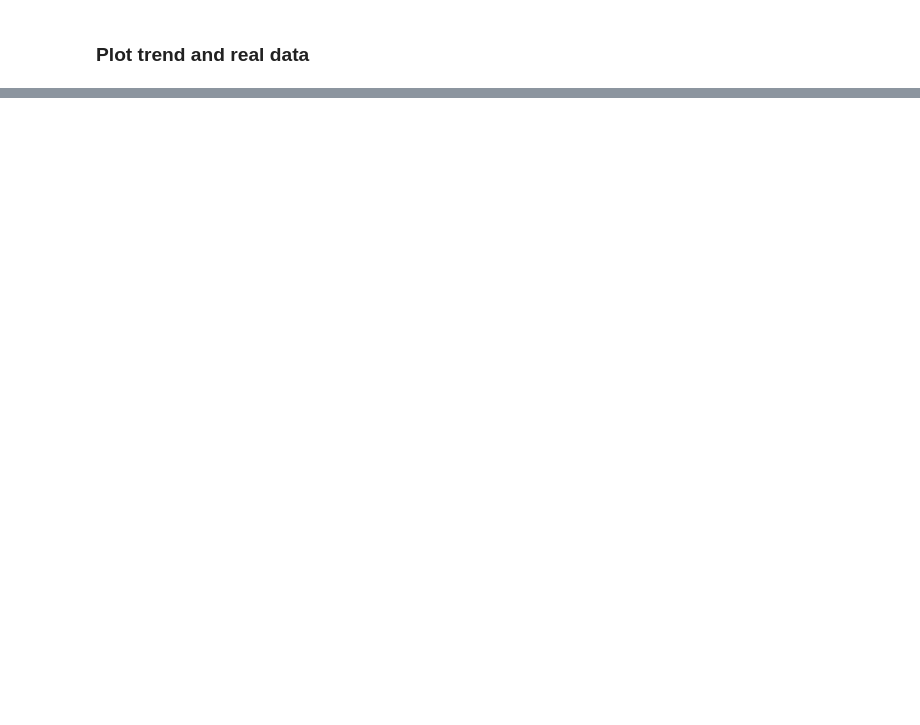
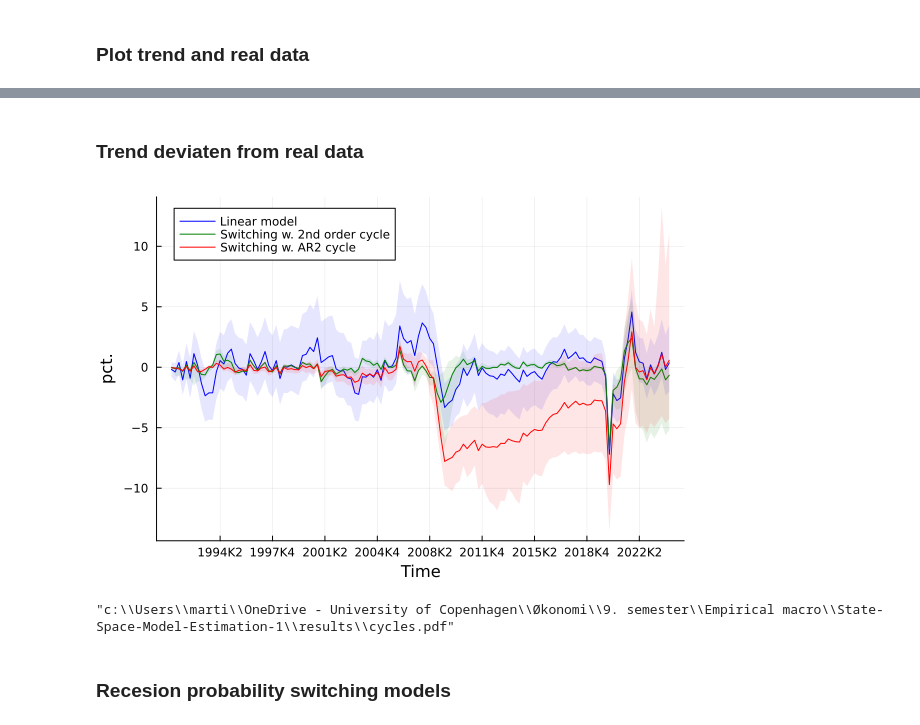
Before and after one commit to MKildemark/State-Space-Model-Estimation, a Jupyter notebook: results/Results.ipynb, the cells around one changed output, grey strips where cells are left out. Saved outputs shown, nothing was run; the diff lists cells and outputs as text; code cells hidden in the pictures; blank space fills up the shorter version.

```diff
--- a/results/Results.ipynb
+++ b/results/Results.ipynb
@@ -337,0 +385,39 @@ display(p)
+# %% [markdown]
+### Trend deviaten from real data
+# %%
+p = plot(xlabel="Time", ylabel="pct.")
+
+# Plot Harvey estimates with credible intervals
+plot!(p, dates, (y .- alpha_mean_harvey[:, 1]) ./ alpha_mean_harvey[:, 1] *100, label="Linear STM",
+      ribbon=((y .- alpha_mean_harvey[:, 1]) ./ alpha_mean_harvey[:, 1]*100 .- (y .- alpha_lower_harvey[:, 1]) ./ alpha_lower_harvey[:, 1]*100,
+              (y .- alpha_upper_harvey[:, 1]) ./ alpha_upper_harvey[:, 1]*100 .- (y .- alpha_mean_harvey[:, 1]) ./ alpha_mean_harvey[:, 1]*100),
+      fillalpha=0.1, color=:blue)
+
+# Plot Harvey in Kim estimates with credible intervals
+plot!(p, dates, (y .- alpha_mean_harvey_in_kim[:, 1]) ./ alpha_mean_harvey_in_kim[:, 1]*100, label="Switching w. 2nd order cycle",
+      ribbon=((y .- alpha_mean_harvey_in_kim[:, 1]) ./ alpha_mean_harvey_in_kim[:, 1]*100 .- (y .- alpha_lower_harvey_in_kim[:, 1]) ./ alpha_lower_harvey_in_kim[:, 1]*100,
+              (y .- alpha_upper_harvey_in_kim[:, 1]) ./ alpha_upper_harvey_in_kim[:, 1]*100 .- (y .- alpha_mean_harvey_in_kim[:, 1]) ./ alpha_mean_harvey_in_kim[:, 1]*100),
+      fillalpha=0.1, color=:green)
+
+# Plot Kim Nelson estimates with credible intervals
+plot!(p, dates, (y .- alpha_mean_kim_nelson[:, 1]) ./ alpha_mean_kim_nelson[:, 1]*100, label="Switching w. AR2 cycle",
+      ribbon=((y .- alpha_mean_kim_nelson[:, 1]) ./ alpha_mean_kim_nelson[:, 1]*100 .- (y .- alpha_lower_kim_nelson[:, 1]) ./ alpha_lower_kim_nelson[:, 1]*100,
+              (y .- alpha_upper_kim_nelson[:, 1]) ./ alpha_upper_kim_nelson[:, 1]*100 .- (y .- alpha_mean_kim_nelson[:, 1]) ./ alpha_mean_kim_nelson[:, 1]*100),
+      fillalpha=0.1, color=:red)
+
+# # Plot reference line for Real GDP at zero deviation
+# plot!(p, dates, 0 .* y, label="Real GDP", color=:purple)
+
+# Adjust legend position if necessary
+plot!(p, legend=:topleft)
+
+# Display the plot
+display(p)
+
+# Save the plot as a PDF
+savefig(p, "cycles.pdf")
+# %% [output]
+[figure, added]
+"c:\\Users\\marti\\OneDrive - University of Copenhagen\\Økonomi\\9. semester\\Empirical macro\\State-Space-Model-Estimation-1\\results\\cycles.pdf"
+# %% [markdown]
+### Recesion probability switching models
```
Also changed, not shown: parts of 11 cells of this notebook, 32 other files.
